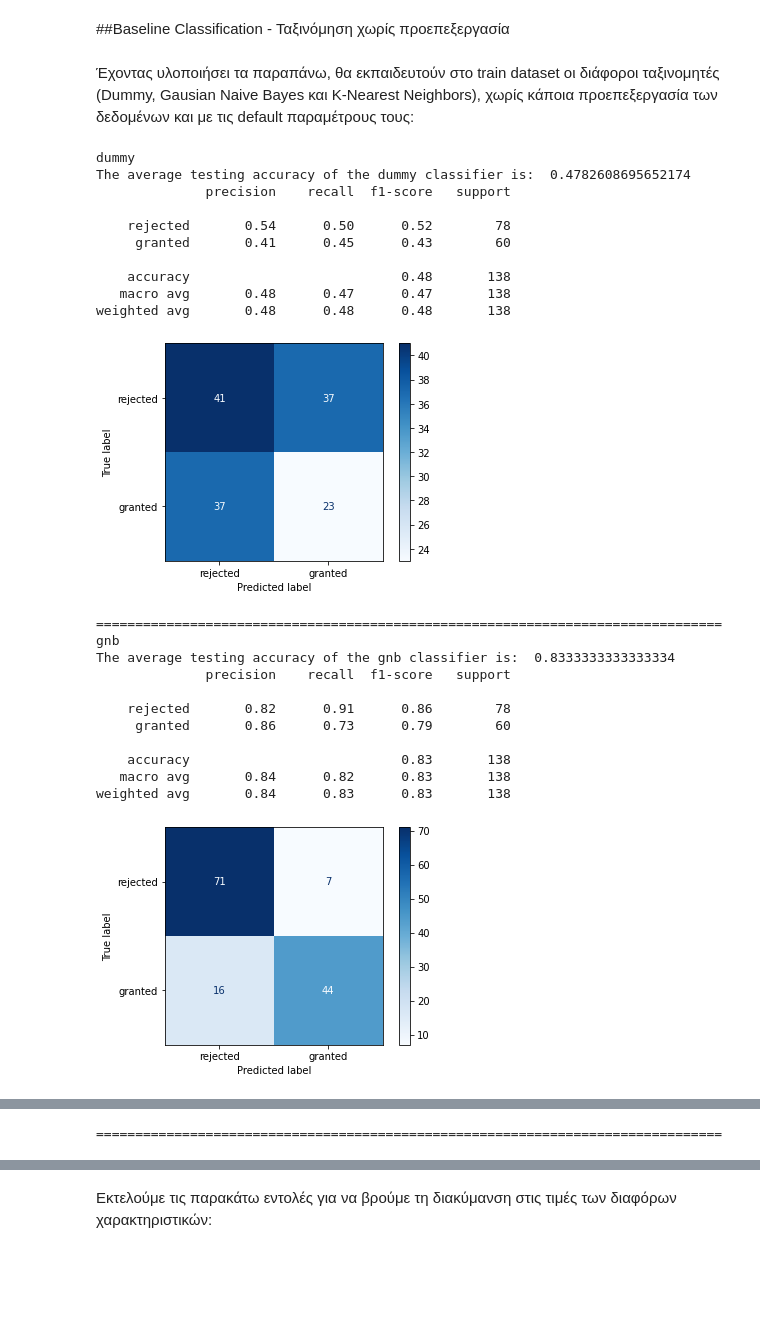
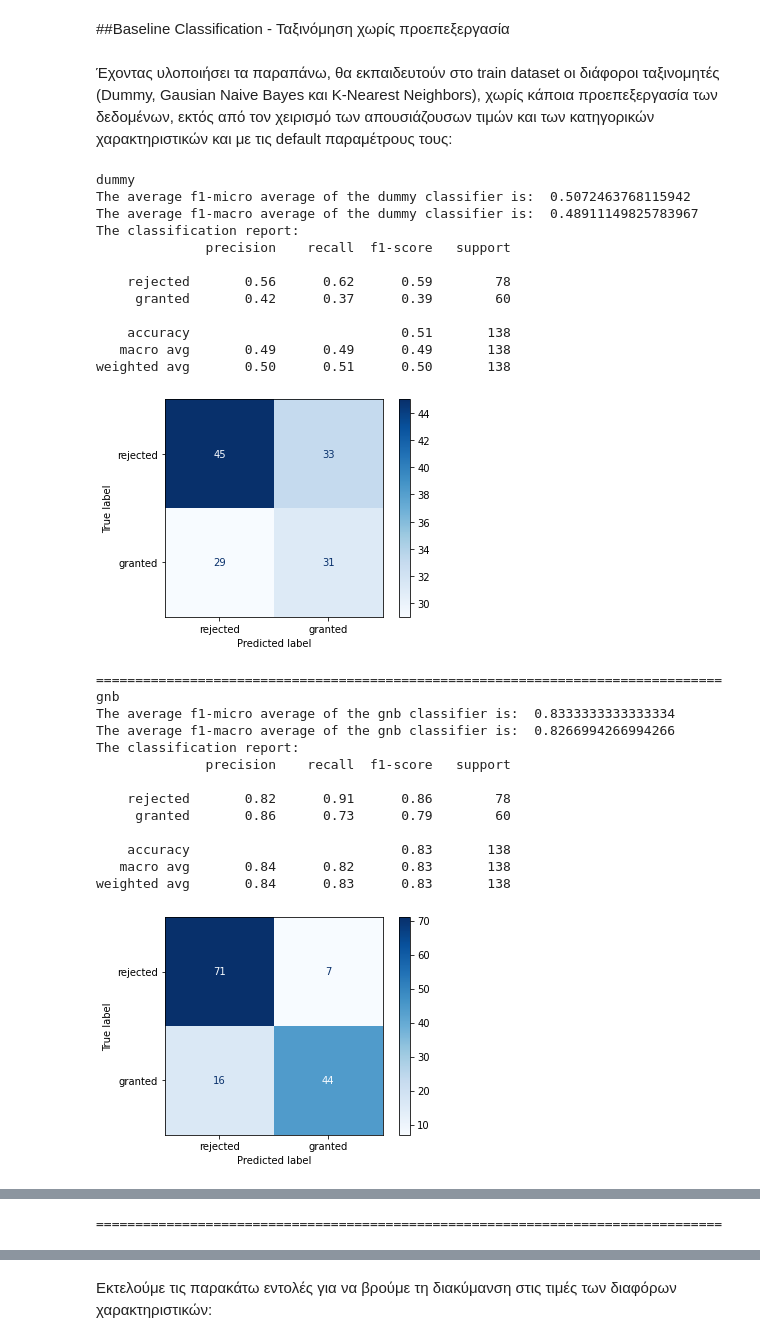
Before and after one commit to jkalogero/Neural-Networks, a Jupyter notebook: Lab_1/Lab_1.ipynb, the cells around one changed output, grey strips where cells are left out. Cells and saved outputs as stored; diff of their text form; code cells hidden in the pictures; blank space fills up the shorter version.

```diff
--- a/Lab_1/Lab_1.ipynb
+++ b/Lab_1/Lab_1.ipynb
@@ -508,8 +510,8 @@ from sklearn.model_selection import GridSearchCV
 from sklearn import preprocessing
 from sklearn.naive_bayes import GaussianNB
 
-from sklearn.metrics import plot_confusion_matrix
-from sklearn.metrics import accuracy_score
+from sklearn.metrics import plot_confusion_matrix, accuracy_score, f1_score
+
 
 
 selector = VarianceThreshold()
@@ -523,12 +525,12 @@ gnb = GaussianNB()
 knn = neighbors.KNeighborsClassifier(n_jobs=-1) # η παράμετρος n_jobs = 1 χρησιμοποιεί όλους τους πυρήνες του υπολογιστή
 
 
-vthresholds = [0, 1000, 10000, 1000000] #προσαρμόζουμε τις τιμές μας στο variance που παρατηρήσαμε
-scalers = [None, min_max_scaler, scaler]
-samplers = [None, ros, rus]
-num_n_components = [10, 20, 30, 40, 50, 60]
+# vthresholds = [0, 1000, 10000, 1000000] #προσαρμόζουμε τις τιμές μας στο variance που παρατηρήσαμε
+# scalers = [None, min_max_scaler, scaler]
+# samplers = [None, ros, rus]
+# num_n_components = [10, 20, 30, 40, 50, 60]
 
-k = [1, 6] # η υπερπαράμετρος του ταξινομητή
+# k = [1, 6] # η υπερπαράμετρος του ταξινομητή
 scoring = ['f1_macro', 'f1_micro']
 
 
@@ -583,15 +585,21 @@ def getEstDict(steps):
 
 
 def runEstimators(my_transformers = transformers.keys(), cv=10):
+    f1_scores = defaultdict(str)
+    f1_scores['micro'] = {}
+    f1_scores['macro'] = {}
     for sequence in get_transformers(my_transformers):
+
         # add trasformers
         steps = []  #initialize
         steps = [(trans, transformers[trans]) for trans in sequence]
+
         # add classifier
         for classifier in classifiers.keys():
             print(classifier)
             if len(steps): steps.pop()  #delete previous classifier
             steps.append((classifier, classifiers[classifier])) #add new classifier
+
             # create Pipe
             pipe = Pipeline(steps=steps, memory = 'tmp')
             if cv:
@@ -607,7 +615,11 @@ def runEstimators(my_transformers = transformers.keys(), cv=10):
             # test on test data
             preds = estimator.predict(final_test)
             # print("Total time fit and predict: %s seconds" % (time.time() - start_time))
-            print("The average testing accuracy of the "+ classifier +" classifier is: ", accuracy_score(test_labels, preds))
+            f1_scores['micro'][classifier] = f1_score(test_labels, preds, average='micro')
+            f1_scores['macro'][classifier] = f1_score(test_labels, preds, average='macro')
+            print("The average f1-micro average of the "+ classifier +" classifier is: ", f1_score(test_labels, preds, average='micro'))
+            print("The average f1-macro average of the "+ classifier +" classifier is: ", f1_score(test_labels, preds, average='macro'))
+            print("The classification report:")
             print(classification_report(test_labels, preds, target_names=["rejected", "granted"]))
             # print(estimator.best_estimator_)
             # print(estimator.best_params_)
@@ -618,3 +630,4 @@ def runEstimators(my_transformers = transformers.keys(), cv=10):
             print("================================================================================")
         #     break
         # break
+    return f1_scores
@@ -630,24 +639,28 @@ print(estimator.best_params_)
 # %% [markdown]
 ##Baseline Classification - Ταξινόμηση χωρίς προεπεξεργασία
 # %% [markdown]
-Έχοντας υλοποιήσει τα παραπάνω, θα εκπαιδευτούν στο train dataset οι διάφοροι ταξινομητές (Dummy, Gausian Naive Bayes και K-Nearest Neighbors), χωρίς κάποια προεπεξεργασία των δεδομένων και με τις default παραμέτρους τους:
+Έχοντας υλοποιήσει τα παραπάνω, θα εκπαιδευτούν στο train dataset οι διάφοροι ταξινομητές (Dummy, Gausian Naive Bayes και K-Nearest Neighbors), χωρίς κάποια προεπεξεργασία των δεδομένων, εκτός από τον χειρισμό των απουσιάζουσων τιμών και των κατηγορικών χαρακτηριστικών και με τις default παραμέτρους τους:
 # %%
-runEstimators({}, cv=None)
+f1_scores = runEstimators({}, cv=None)
 # %% [output]
 dummy
-The average testing accuracy of the dummy classifier is:  0.4782608695652174
+The average f1-micro average of the dummy classifier is:  0.5072463768115942
+The average f1-macro average of the dummy classifier is:  0.48911149825783967
+The classification report:
               precision    recall  f1-score   support
 
-    rejected       0.54      0.50      0.52        78
-     granted       0.41      0.45      0.43        60
+    rejected       0.56      0.62      0.59        78
+     granted       0.42      0.37      0.39        60
 
-    accuracy                           0.48       138
-   macro avg       0.48      0.47      0.47       138
-weighted avg       0.48      0.48      0.48       138
+    accuracy                           0.51       138
+   macro avg       0.49      0.49      0.49       138
+weighted avg       0.50      0.51      0.50       138
-[figure, old version]
+[figure, new version]
 ================================================================================
 gnb
-The average testing accuracy of the gnb classifier is:  0.8333333333333334
+The average f1-micro average of the gnb classifier is:  0.8333333333333334
+The average f1-macro average of the gnb classifier is:  0.8266994266994266
+The classification report:
               precision    recall  f1-score   support
 
     rejected       0.82      0.91      0.86        78
```
Also changed, not shown: parts of 10 cells of this notebook.
